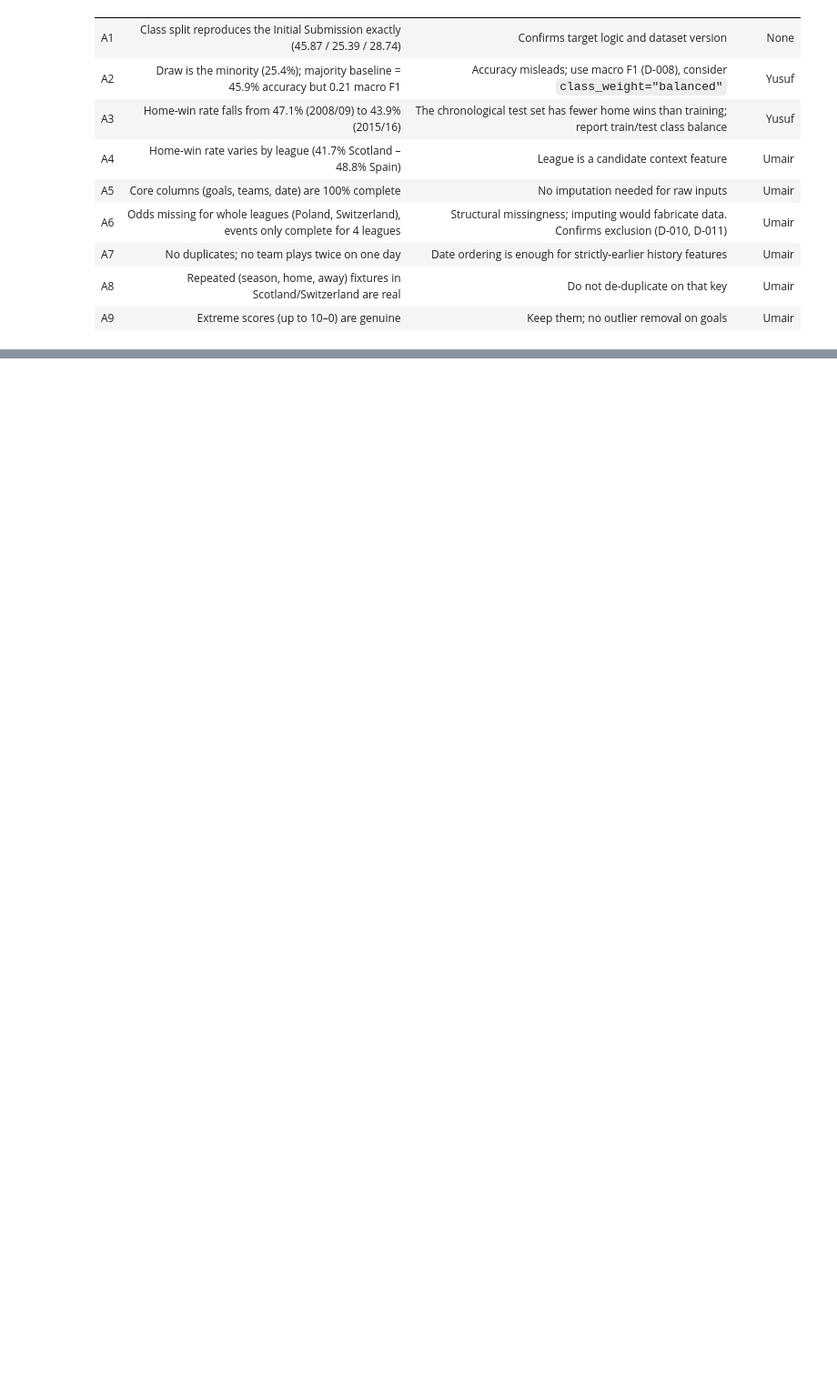
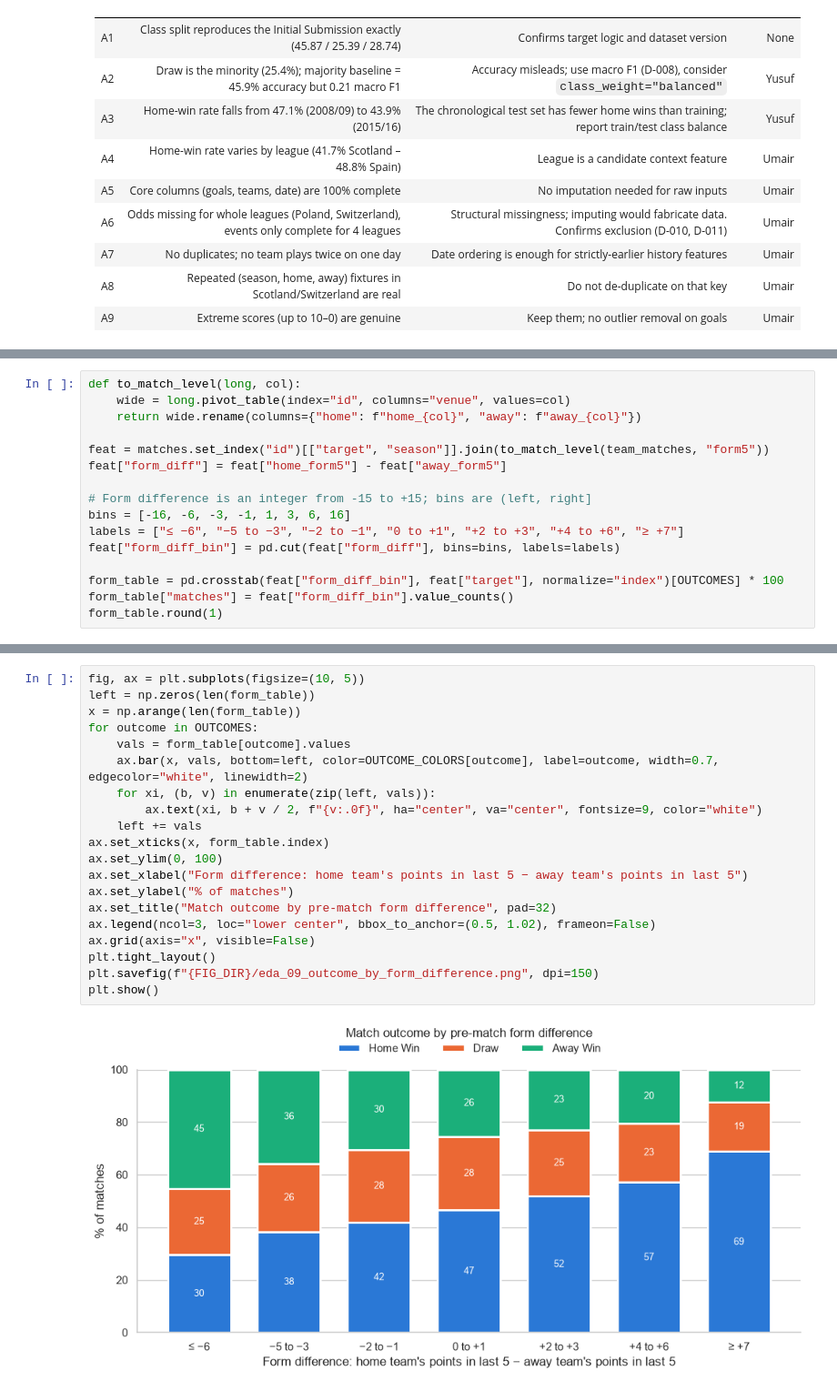
Before and after one commit to IT24102527/football-match-outcome-ml, a Jupyter notebook: notebooks/02_eda.ipynb, the cells around one changed output, grey strips where cells are left out. Shown at 91% size. Saved outputs shown, nothing was run; the diff lists cells and outputs as text; blank space fills up the shorter version.

```diff
--- a/notebooks/02_eda.ipynb
+++ b/notebooks/02_eda.ipynb
@@ -409,0 +640,16 @@ Matches with 10+ total goals: 14
+# %%
+def to_match_level(long, col):
+    wide = long.pivot_table(index="id", columns="venue", values=col)
+    return wide.rename(columns={"home": f"home_{col}", "away": f"away_{col}"})
+
+feat = matches.set_index("id")[["target", "season"]].join(to_match_level(team_matches, "form5"))
+feat["form_diff"] = feat["home_form5"] - feat["away_form5"]
+
+# Form difference is an integer from -15 to +15; bins are (left, right]
+bins = [-16, -6, -3, -1, 1, 3, 6, 16]
+labels = ["≤ −6", "−5 to −3", "−2 to −1", "0 to +1", "+2 to +3", "+4 to +6", "≥ +7"]
+feat["form_diff_bin"] = pd.cut(feat["form_diff"], bins=bins, labels=labels)
+
+form_table = pd.crosstab(feat["form_diff_bin"], feat["target"], normalize="index")[OUTCOMES] * 100
+form_table["matches"] = feat["form_diff_bin"].value_counts()
+form_table.round(1)
@@ -409,0 +666,22 @@ Matches with 10+ total goals: 14
+# %%
+fig, ax = plt.subplots(figsize=(10, 5))
+left = np.zeros(len(form_table))
+x = np.arange(len(form_table))
+for outcome in OUTCOMES:
+    vals = form_table[outcome].values
+    ax.bar(x, vals, bottom=left, color=OUTCOME_COLORS[outcome], label=outcome, width=0.7, edgecolor="white", linewidth=2)
+    for xi, (b, v) in enumerate(zip(left, vals)):
+        ax.text(xi, b + v / 2, f"{v:.0f}", ha="center", va="center", fontsize=9, color="white")
+    left += vals
+ax.set_xticks(x, form_table.index)
+ax.set_ylim(0, 100)
+ax.set_xlabel("Form difference: home team's points in last 5 − away team's points in last 5")
+ax.set_ylabel("% of matches")
+ax.set_title("Match outcome by pre-match form difference", pad=32)
+ax.legend(ncol=3, loc="lower center", bbox_to_anchor=(0.5, 1.02), frameon=False)
+ax.grid(axis="x", visible=False)
+plt.tight_layout()
+plt.savefig(f"{FIG_DIR}/eda_09_outcome_by_form_difference.png", dpi=150)
+plt.show()
+# %% [output]
+[figure, added]
```
Also changed, not shown: parts of 24 cells of this notebook, 5 other files.
